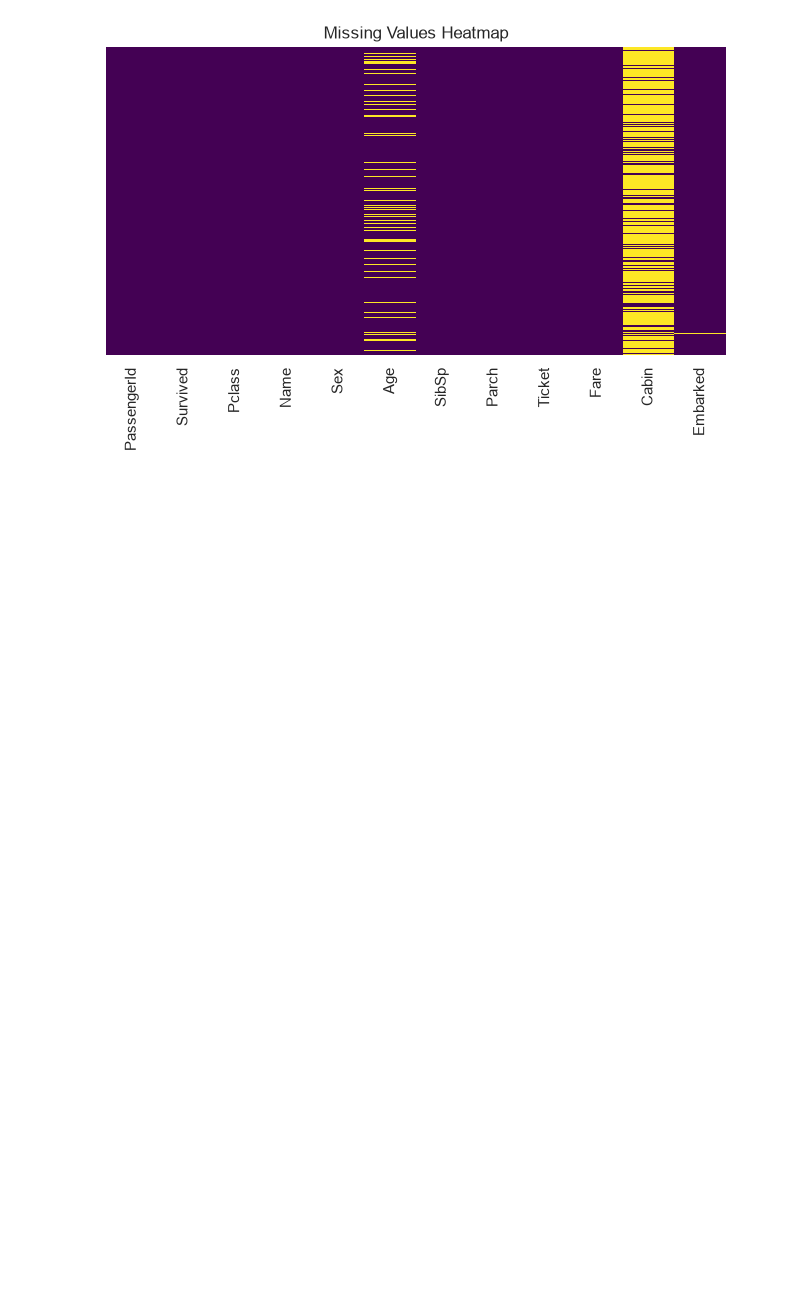
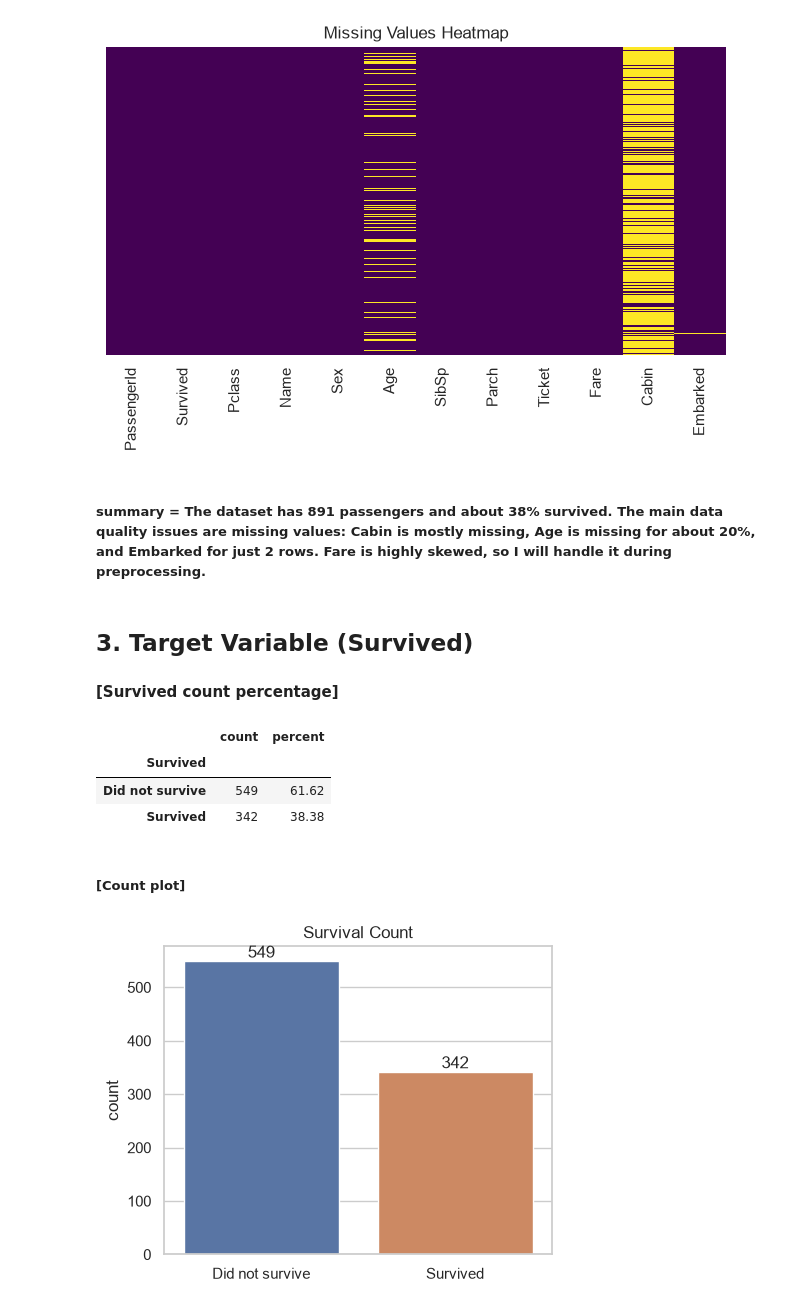
Before and after one commit to Tariqul-stack/titanic-survival-prediction, a Jupyter notebook: notebooks/01_eda.ipynb, the cells around one changed output. Cells and saved outputs as stored; diff of their text form; code cells hidden in the pictures; blank space fills up the shorter version.

Commit message:
Add EDA: target and univariate analysis

```diff
--- a/notebooks/01_eda.ipynb
+++ b/notebooks/01_eda.ipynb
@@ -80,3 +89,35 @@ plt.title("Missing Values Heatmap")
 plt.show()
 # %% [output]
 [figure]
+# %% [markdown]
+##### summary = The dataset has 891 passengers and about 38% survived. The main data quality issues are missing values: Cabin is mostly missing, Age is missing for about 20%, and Embarked for just 2 rows. Fare is highly skewed, so I will handle it during preprocessing.
+# %% [markdown]
+## 3. Target Variable (Survived)
+
+#### [Survived count percentage]
+# %%
+counts = df["Survived"].value_counts().sort_index()
+percent = (df["Survived"].value_counts(normalize=True).sort_index() * 100).round(2)
+
+pd.DataFrame({"count": counts, "percent": percent}).rename(
+    index={0: "Did not survive", 1: "Survived"}
+)
+# %% [output]
+|  | count | percent |
+| Survived |  |  |
+| Did not survive | 549 | 61.62 |
+| Survived | 342 | 38.38 |
+# %% [markdown]
+##### [Count plot]
+# %%
+plt.figure(figsize=(5, 4))
+ax = sns.countplot(data=df, x="Survived", hue="Survived", legend=False)
+ax.set_xticks([0, 1])
+ax.set_xticklabels(["Did not survive", "Survived"])
+ax.bar_label(ax.containers[0])
+ax.bar_label(ax.containers[1])
+plt.title("Survival Count")
+plt.xlabel("")
+plt.show()
+# %% [output]
+[figure, added]
```
Also changed, not shown: parts of 15 cells of this notebook.
